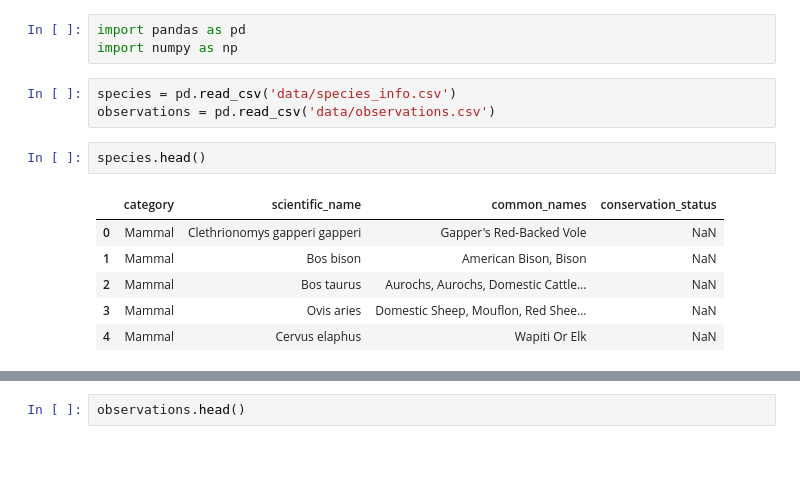
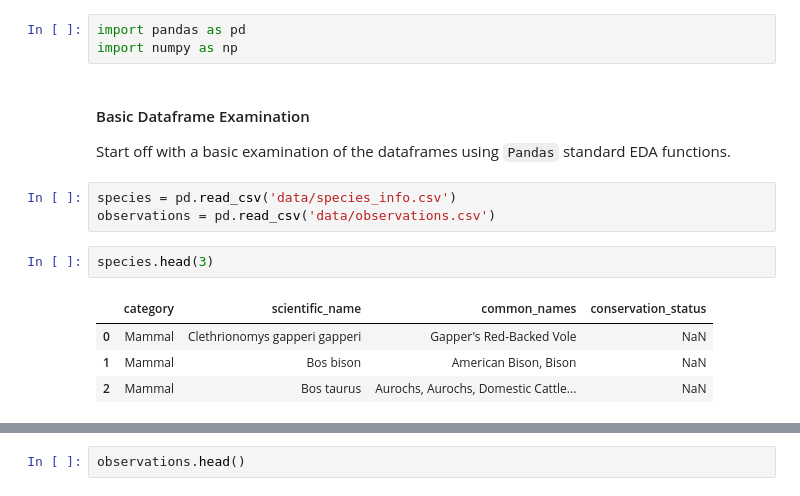
Before and after one commit to rj-pal/Biodiversity, a Jupyter notebook: biodiversity.ipynb, the cells around one changed output, grey strips where cells are left out. Drawn from its saved outputs; the diff is of its cells as text; blank space fills up the shorter version.

```diff
--- a/biodiversity.ipynb
+++ b/biodiversity.ipynb
@@ -1,15 +1,17 @@
 # %%
 import pandas as pd
 import numpy as np
+# %% [markdown]
+#### Basic Dataframe Examination
+
+Start off with a basic examination of the dataframes using `Pandas` standard EDA functions.
 # %%
 species = pd.read_csv('data/species_info.csv')
 observations = pd.read_csv('data/observations.csv')
 # %%
-species.head()
+species.head(3)
 # %% [output]
 |  | category | scientific_name | common_names | conservation_status |
 | 0 | Mammal | Clethrionomys gapperi gapperi | Gapper's Red-Backed Vole | NaN |
 | 1 | Mammal | Bos bison | American Bison, Bison | NaN |
 | 2 | Mammal | Bos taurus | Aurochs, Aurochs, Domestic Cattle... | NaN |
-| 3 | Mammal | Ovis aries | Domestic Sheep, Mouflon, Red Shee... | NaN |
-| 4 | Mammal | Cervus elaphus | Wapiti Or Elk | NaN |
```
Also changed, not shown: parts of 130 cells of this notebook.
